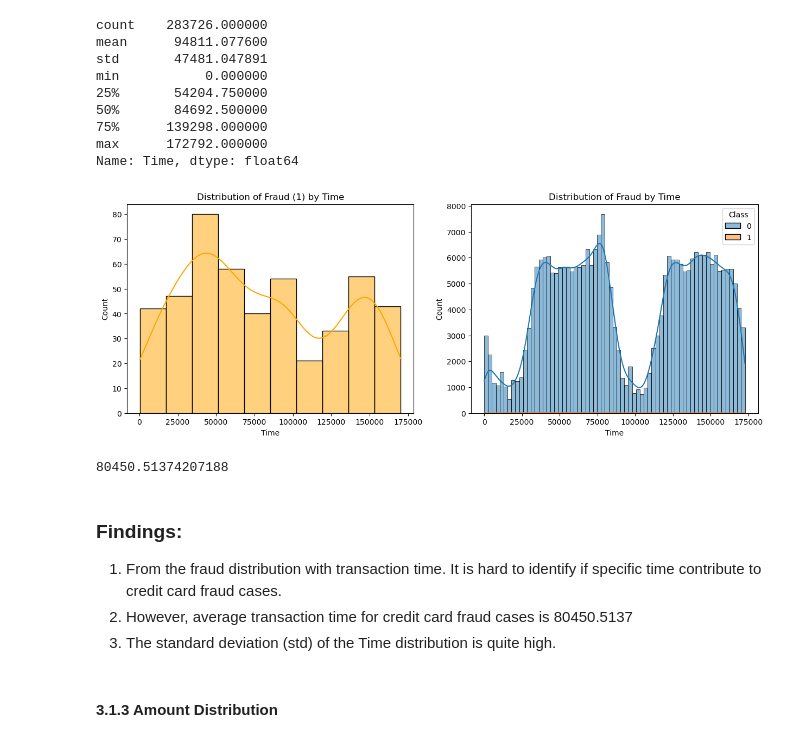
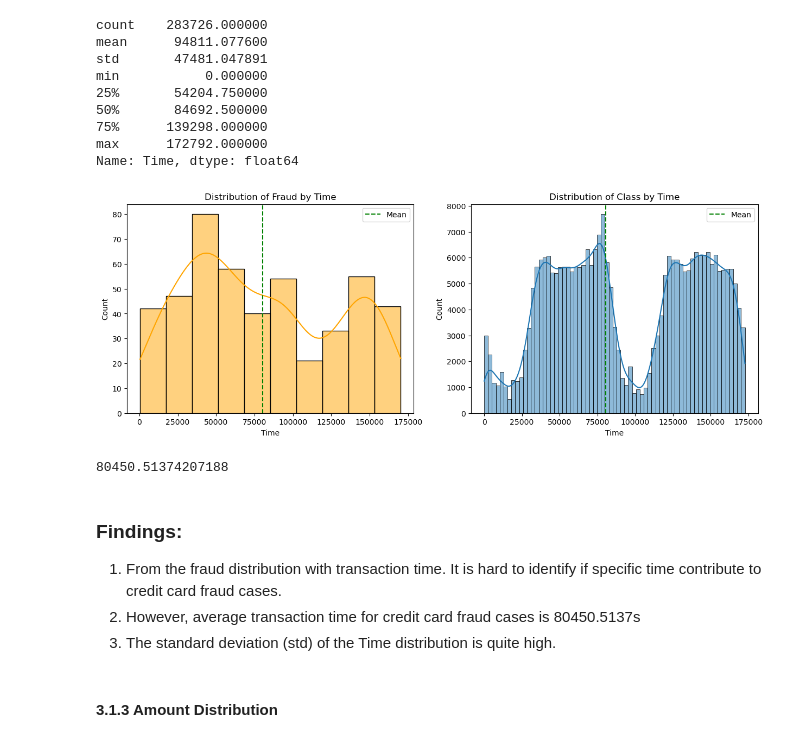
Before and after one commit to fitrijamsari/Data-Science-Projects, a Jupyter notebook: 08_Credit Card Fraud Prediction/credit-card-fraud-prediction.ipynb, the cells around one changed output. Cells and saved outputs as stored; diff of their text form; code cells hidden in the pictures.

```diff
--- a/08_Credit Card Fraud Prediction/credit-card-fraud-prediction.ipynb
+++ b/08_Credit Card Fraud Prediction/credit-card-fraud-prediction.ipynb
@@ -236,18 +268,21 @@ Name: Time, dtype: float64
 # %%
 # histogram for age distribution
 fig,ax = plt.subplots(1,2,figsize=(15,5))
 
 # Plot with Bin to have a better visualization of the data. Without bin, there might be misunderstanding of the data.
 sns.histplot(x = 'Time', data=fraud_df, multiple='stack', kde=True, ax=ax[0], color='orange')
-ax[0].set_title('Distribution of Fraud (1) by Time')
+ax[0].set_title('Distribution of Fraud by Time')
+# derive the line of mean
+ax[0].axvline(fraud_df['Time'].mean(), color='g', linestyle='--', label='Mean')
+ax[0].legend()
 
-sns.histplot(x = 'Time', data = df, hue='Class', multiple='stack', kde=True, ax=ax[1])
-ax[1].set_title('Distribution of Fraud by Time')
+sns.histplot(x = 'Time', data = df, multiple='stack', kde=True, ax=ax[1])
+ax[1].set_title('Distribution of Class by Time')
+ax[1].axvline(fraud_df['Time'].mean(), color='g', linestyle='--', label='Mean')
+ax[1].legend()
 plt.show()
-
-#NOTE: Blue "0" is actually the total count of age and not represent "not Churn"
 # %% [output]
-[figure, old version]
+[figure, new version]
 # %%
 fraud_df['Time'].mean()
 # %% [output]
@@ -256,7 +291,7 @@ fraud_df['Time'].mean()
 ### Findings:
 
 1. From the fraud distribution with transaction time. It is hard to identify if specific time contribute to credit card fraud cases.
-2. However, average transaction time for credit card fraud cases is 80450.5137
+2. However, average transaction time for credit card fraud cases is 80450.5137s
 3. The standard deviation (std) of the Time distribution is quite high.
 # %% [markdown]
 #### 3.1.3 Amount Distribution
```
Also changed, not shown: parts of 99 cells of this notebook, 5 other files.
